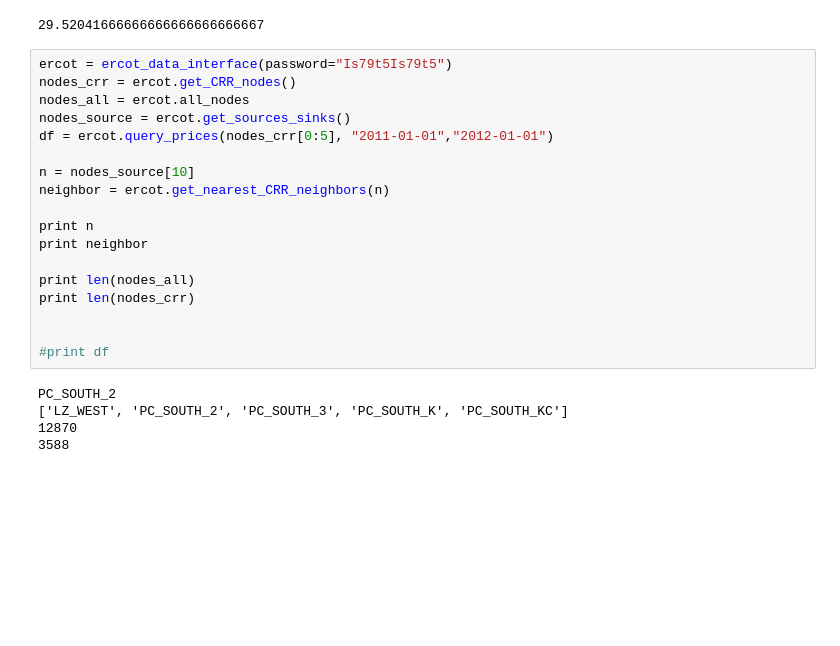
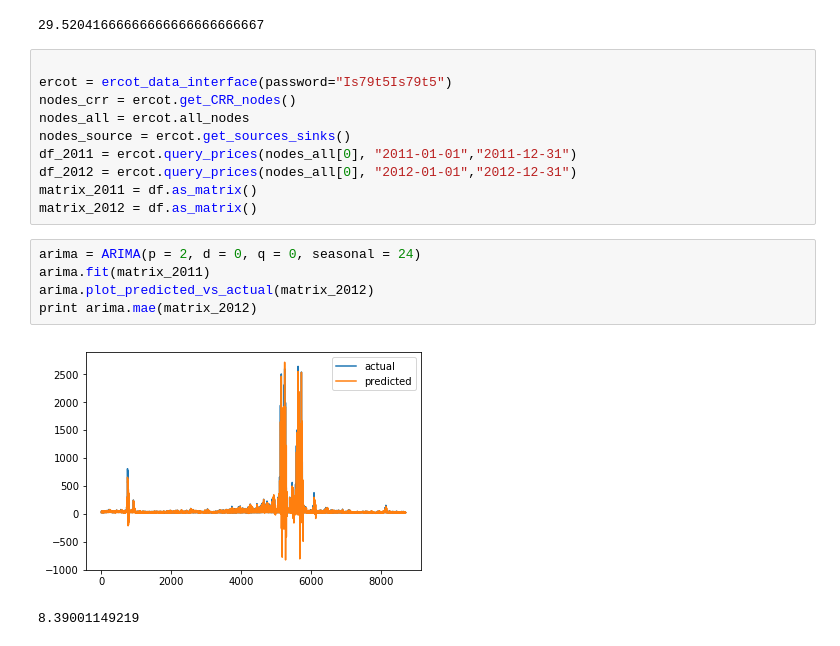
Before and after one commit to omalleyian/Energy-Market, a Jupyter notebook: python_scripts/mysql_util.ipynb, the cells around one changed output. Saved outputs shown, nothing was run; the diff lists cells and outputs as text; blank space fills up the shorter version.

Commit message:
Begin to work with ARIMA
Using functions writen by Ken and imported from separate repository.

```diff
--- a/python_scripts/mysql_util.ipynb
+++ b/python_scripts/mysql_util.ipynb
@@ -174,25 +174,20 @@ print moving_average(prices1, 24, 24)
 # %% [output]
 29.52041666666666666666666667
 # %%
+
 ercot = ercot_data_interface(password="Is79t5Is79t5")
 nodes_crr = ercot.get_CRR_nodes()
 nodes_all = ercot.all_nodes
 nodes_source = ercot.get_sources_sinks()
-df = ercot.query_prices(nodes_crr[0:5], "2011-01-01","2012-01-01")
-
-n = nodes_source[10]
-neighbor = ercot.get_nearest_CRR_neighbors(n)
-
-print n
-print neighbor
-
-print len(nodes_all)
-print len(nodes_crr)
-
-
-#print df
+df_2011 = ercot.query_prices(nodes_all[0], "2011-01-01","2011-12-31")
+df_2012 = ercot.query_prices(nodes_all[0], "2012-01-01","2012-12-31")
+matrix_2011 = df.as_matrix()
+matrix_2012 = df.as_matrix()
-# %% [output]
-PC_SOUTH_2
-['LZ_WEST', 'PC_SOUTH_2', 'PC_SOUTH_3', 'PC_SOUTH_K', 'PC_SOUTH_KC']
-12870
-3588
+# %%
+arima = ARIMA(p = 2, d = 0, q = 0, seasonal = 24)
+arima.fit(matrix_2011)
+arima.plot_predicted_vs_actual(matrix_2012)
+print arima.mae(matrix_2012)
+# %% [output]
+[figure, added]
+8.39001149219
```
Also changed, not shown: parts of 8 cells of this notebook.
